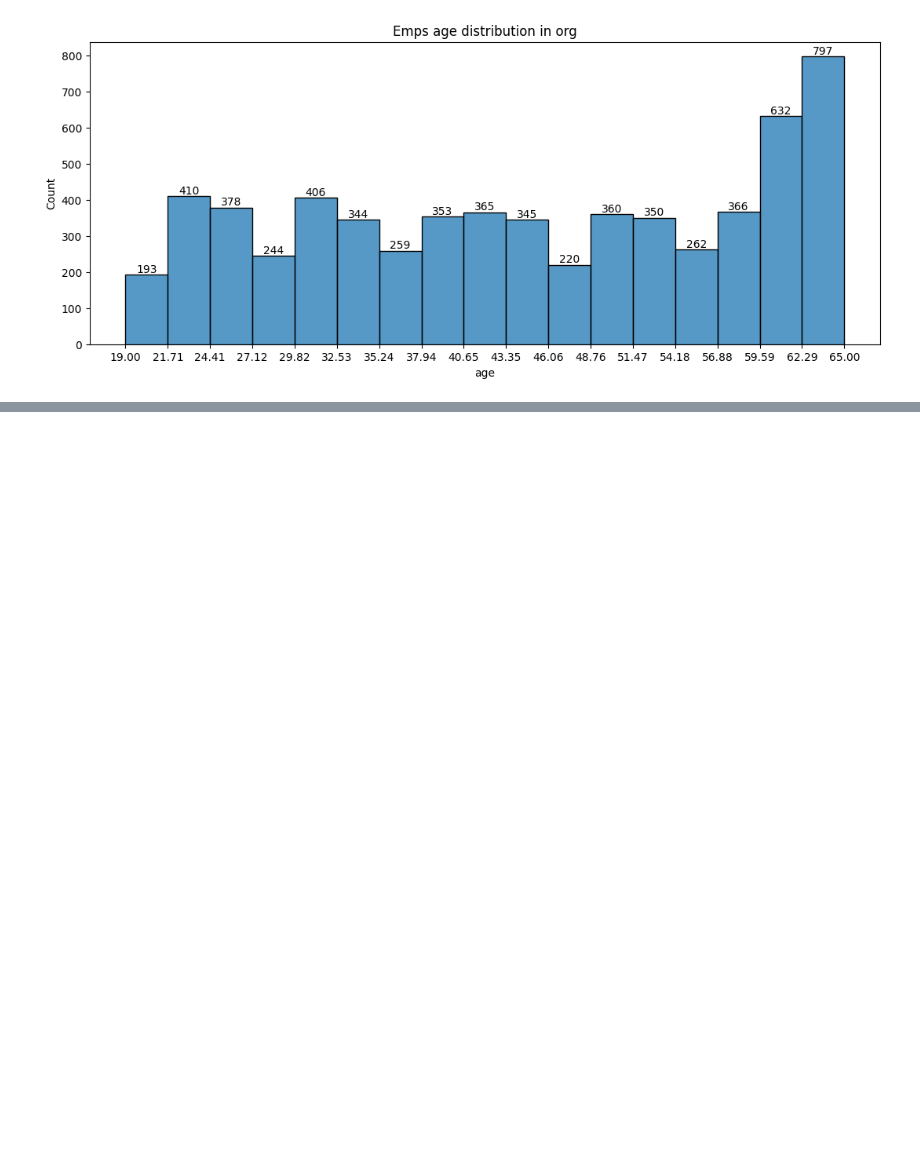
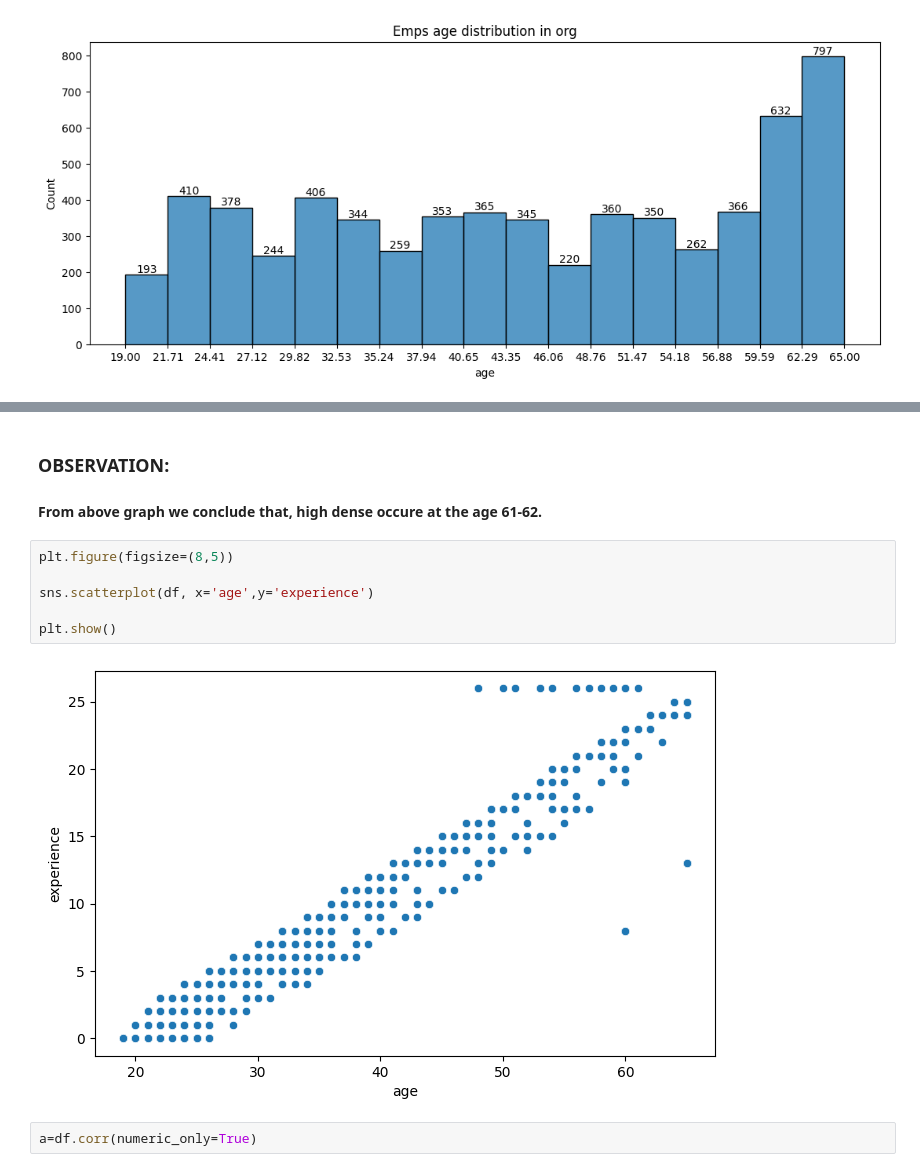
Before and after one commit to idrisrazaballry/pythonLibraries, a Jupyter notebook: attrition.ipynb, the cells around one changed output, grey strips where cells are left out. Saved outputs shown, nothing was run; the diff lists cells and outputs as text; blank space fills up the shorter version.

```diff
--- a/attrition.ipynb
+++ b/attrition.ipynb
@@ -616,0 +627,14 @@ plt.show()
+# %% [markdown]
+### OBSERVATION:
+
+#### From above graph we conclude that, high dense occure at the age 61-62.
+# %%
+plt.figure(figsize=(8,5))
+
+sns.scatterplot(df, x='age',y='experience')
+
+plt.show()
+# %% [output]
+[figure, added]
+# %%
+a=df.corr(numeric_only=True)
```
Also changed, not shown: parts of 7 cells of this notebook.
